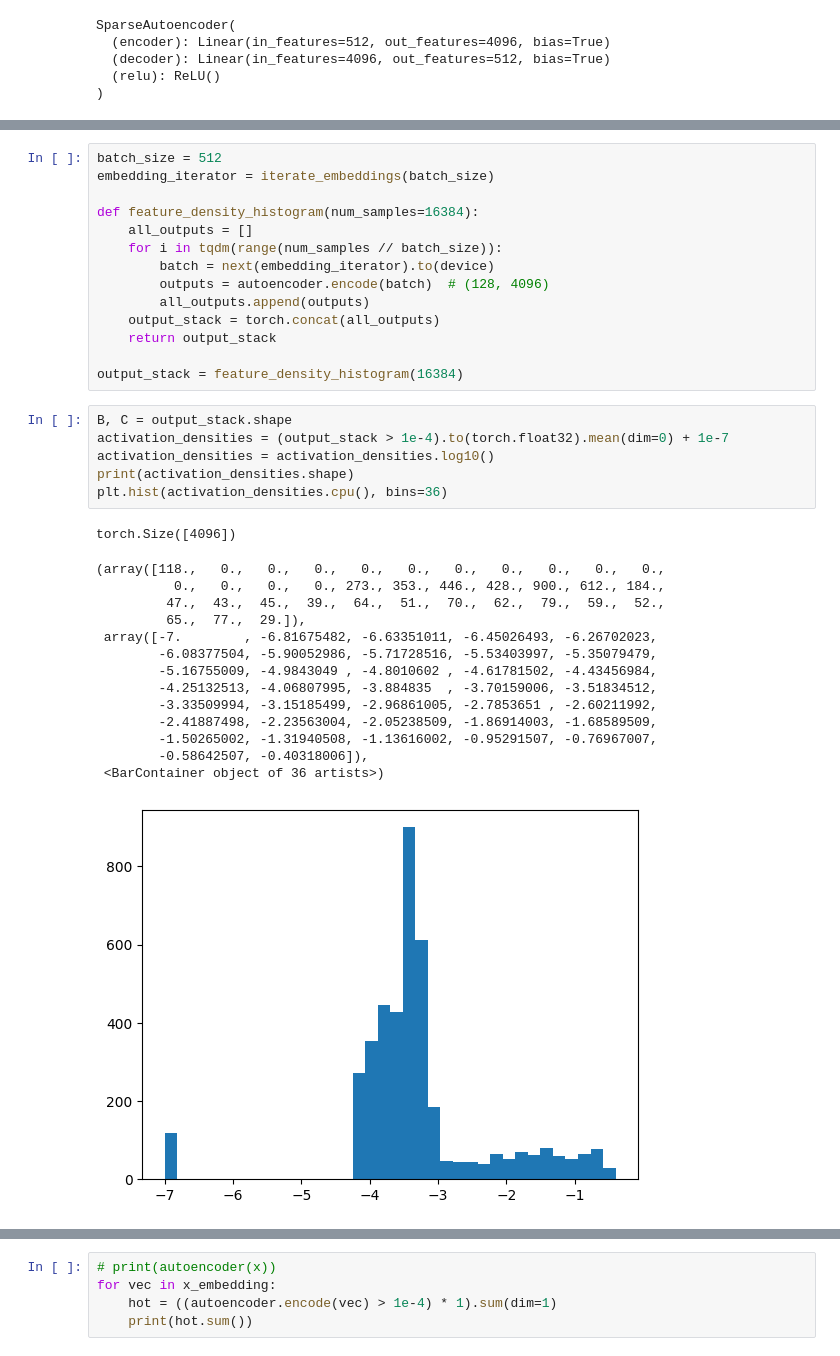
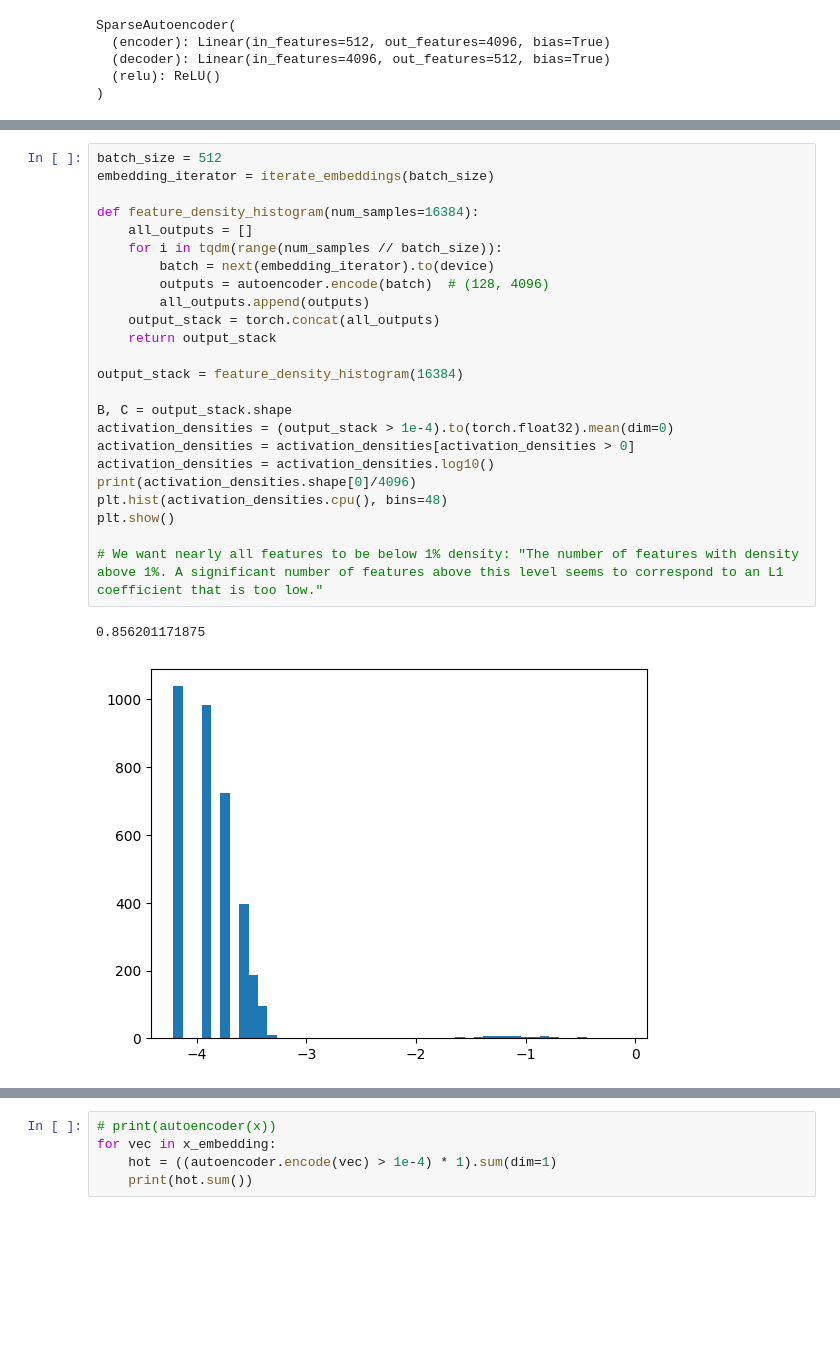
Before and after one commit to jnward/monosemanticity-repro, a Jupyter notebook: transformer.ipynb, the cells around one changed output, grey strips where cells are left out. Drawn from its saved outputs; the diff is of its cells as text; blank space fills up the shorter version.

```diff
--- a/transformer.ipynb
+++ b/transformer.ipynb
@@ -527,36 +583,27 @@ plt.show()
 # %%
 batch_size = 512
 embedding_iterator = iterate_embeddings(batch_size)
 
 def feature_density_histogram(num_samples=16384):
     all_outputs = []
     for i in tqdm(range(num_samples // batch_size)):
         batch = next(embedding_iterator).to(device)
         outputs = autoencoder.encode(batch)  # (128, 4096)
         all_outputs.append(outputs)
     output_stack = torch.concat(all_outputs)
     return output_stack
 
 output_stack = feature_density_histogram(16384)
+
+B, C = output_stack.shape
+activation_densities = (output_stack > 1e-4).to(torch.float32).mean(dim=0)
+activation_densities = activation_densities[activation_densities > 0]
+activation_densities = activation_densities.log10()
+print(activation_densities.shape[0]/4096)
+plt.hist(activation_densities.cpu(), bins=48)
+plt.show()
+
+# We want nearly all features to be below 1% density: "The number of features with density above 1%. A significant number of features above this level seems to correspond to an L1 coefficient that is too low."
+# %% [output]
+0.856201171875
+[figure, added]
-# %%
-B, C = output_stack.shape
-activation_densities = (output_stack > 1e-4).to(torch.float32).mean(dim=0) + 1e-7
-activation_densities = activation_densities.log10()
-print(activation_densities.shape)
-plt.hist(activation_densities.cpu(), bins=36)
-# %% [output]
-torch.Size([4096])
-(array([118.,   0.,   0.,   0.,   0.,   0.,   0.,   0.,   0.,   0.,   0.,
-          0.,   0.,   0.,   0., 273., 353., 446., 428., 900., 612., 184.,
-         47.,  43.,  45.,  39.,  64.,  51.,  70.,  62.,  79.,  59.,  52.,
-         65.,  77.,  29.]),
- array([-7.        , -6.81675482, -6.63351011, -6.45026493, -6.26702023,
-        -6.08377504, -5.90052986, -5.71728516, -5.53403997, -5.35079479,
-        -5.16755009, -4.9843049 , -4.8010602 , -4.61781502, -4.43456984,
-        -4.25132513, -4.06807995, -3.884835  , -3.70159006, -3.51834512,
-        -3.33509994, -3.15185499, -2.96861005, -2.7853651 , -2.60211992,
-        -2.41887498, -2.23563004, -2.05238509, -1.86914003, -1.68589509,
-        -1.50265002, -1.31940508, -1.13616002, -0.95291507, -0.76967007,
-        -0.58642507, -0.40318006]),
- <BarContainer object of 36 artists>)
-[figure, removed]
```
Also changed, not shown: parts of 14 cells of this notebook.
